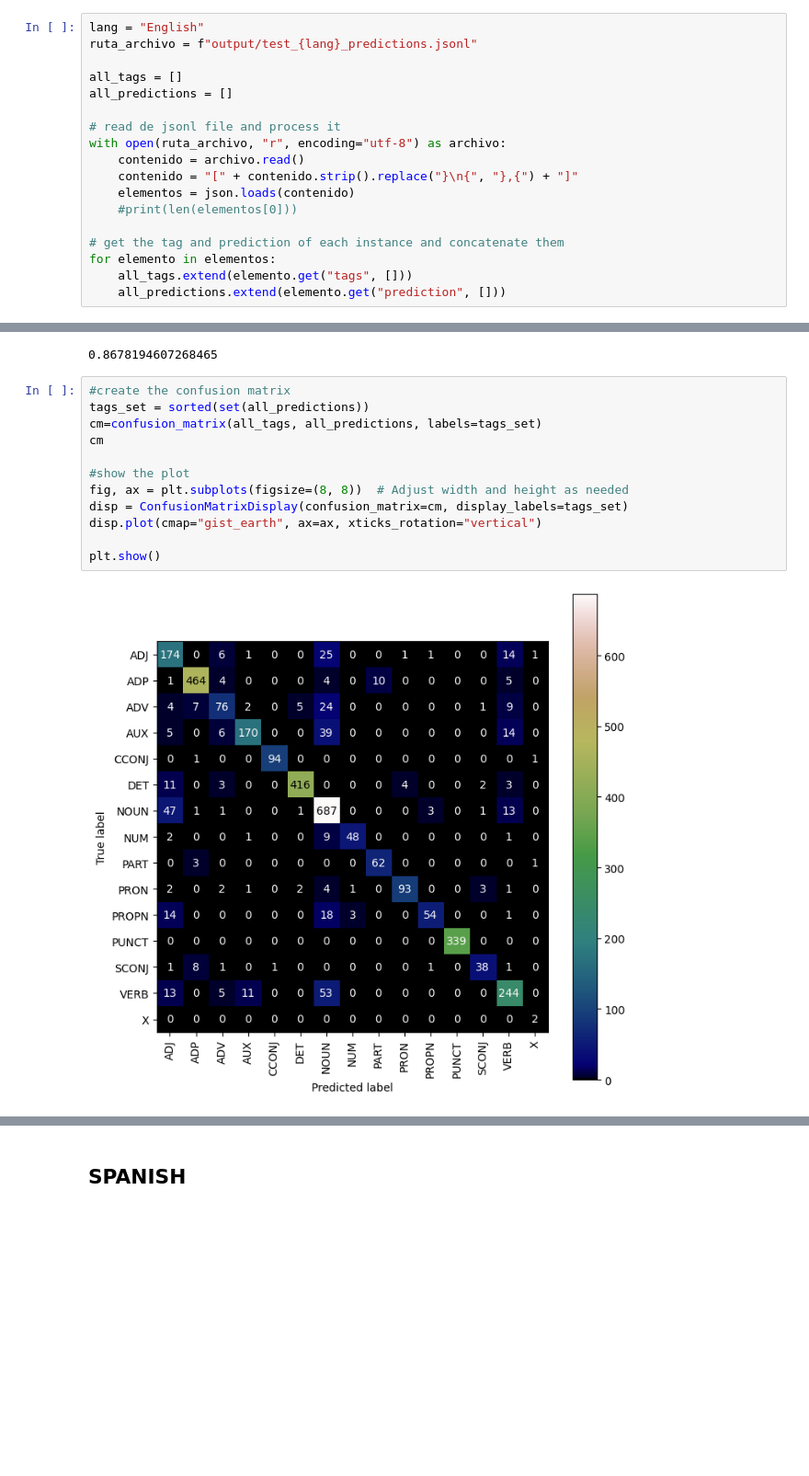
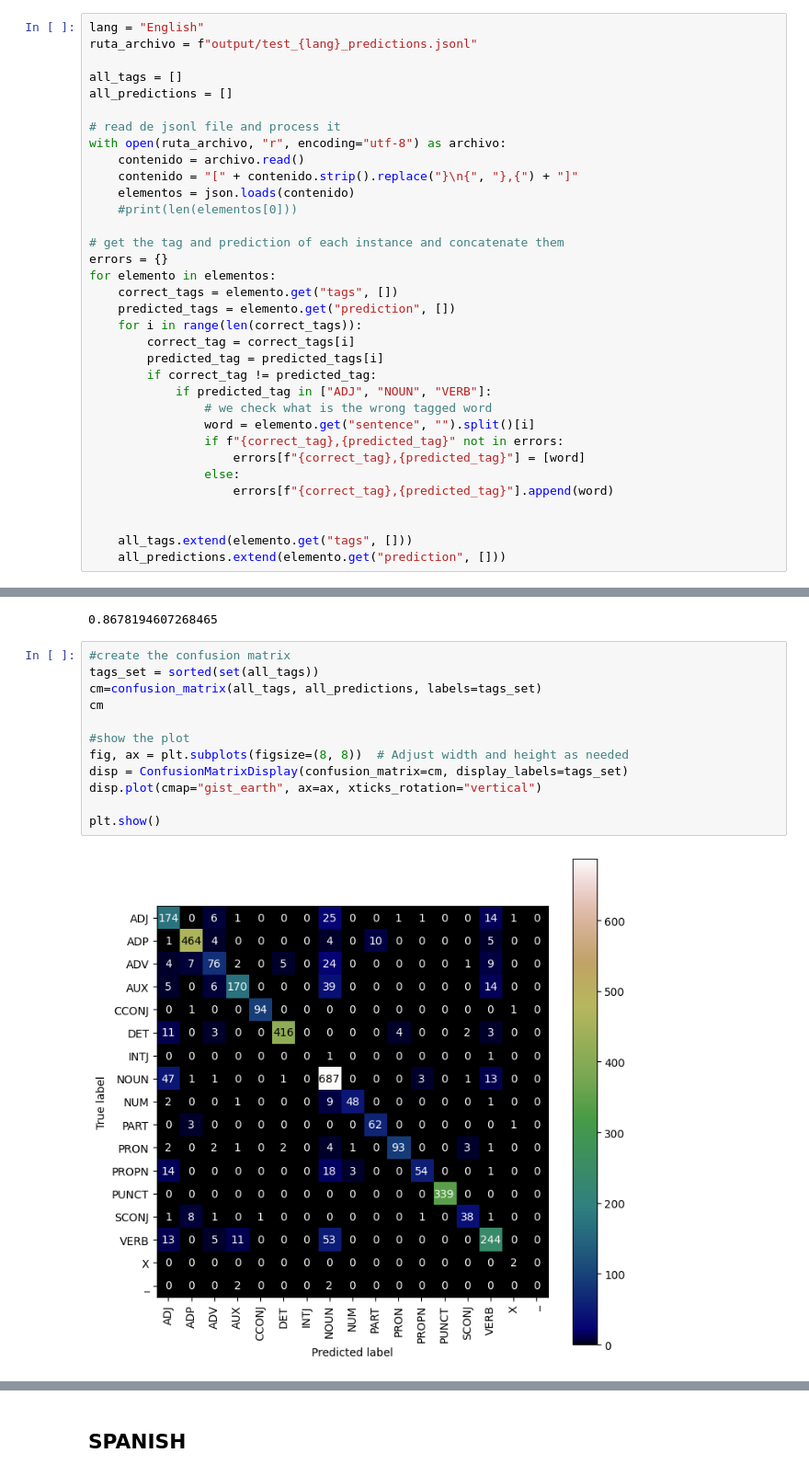
Before and after one commit to Maits27/Computational_syntax, a Jupyter notebook: resultAnalysis.ipynb, the cells around one changed output, grey strips where cells are left out. Shown: that part at 92% size. Drawn from its saved outputs; the diff is of its cells as text; blank space fills up the shorter version.

Commit message:
incorrect words analysis

```diff
--- a/resultAnalysis.ipynb
+++ b/resultAnalysis.ipynb
@@ -59,7 +43,23 @@ with open(ruta_archivo, "r", encoding="utf-8") as archivo:
     #print(len(elementos[0]))
 
 # get the tag and prediction of each instance and concatenate them
+errors = {}
 for elemento in elementos:
+    correct_tags = elemento.get("tags", [])
+    predicted_tags = elemento.get("prediction", [])
+    for i in range(len(correct_tags)):
+        correct_tag = correct_tags[i]
+        predicted_tag = predicted_tags[i]
+        if correct_tag != predicted_tag:
+            if predicted_tag in ["ADJ", "NOUN", "VERB"]:
+                # we check what is the wrong tagged word
+                word = elemento.get("sentence", "").split()[i]
+                if f"{correct_tag},{predicted_tag}" not in errors:
+                    errors[f"{correct_tag},{predicted_tag}"] = [word]
+                else:
+                    errors[f"{correct_tag},{predicted_tag}"].append(word)
+
+
     all_tags.extend(elemento.get("tags", []))
     all_predictions.extend(elemento.get("prediction", []))
 # %% [markdown]
@@ -71,16 +71,16 @@ accuracy
 0.8678194607268465
 # %%
 #create the confusion matrix
-tags_set = sorted(set(all_predictions))
+tags_set = sorted(set(all_tags))
 cm=confusion_matrix(all_tags, all_predictions, labels=tags_set)
 cm
 
 #show the plot
 fig, ax = plt.subplots(figsize=(8, 8))  # Adjust width and height as needed
 disp = ConfusionMatrixDisplay(confusion_matrix=cm, display_labels=tags_set)
 disp.plot(cmap="gist_earth", ax=ax, xticks_rotation="vertical")
 
 plt.show()
 # %% [output]
-[figure, old version]
+[figure, new version]
 # %% [markdown]
```
Also changed, not shown: parts of 6 cells of this notebook, 9 other files.
